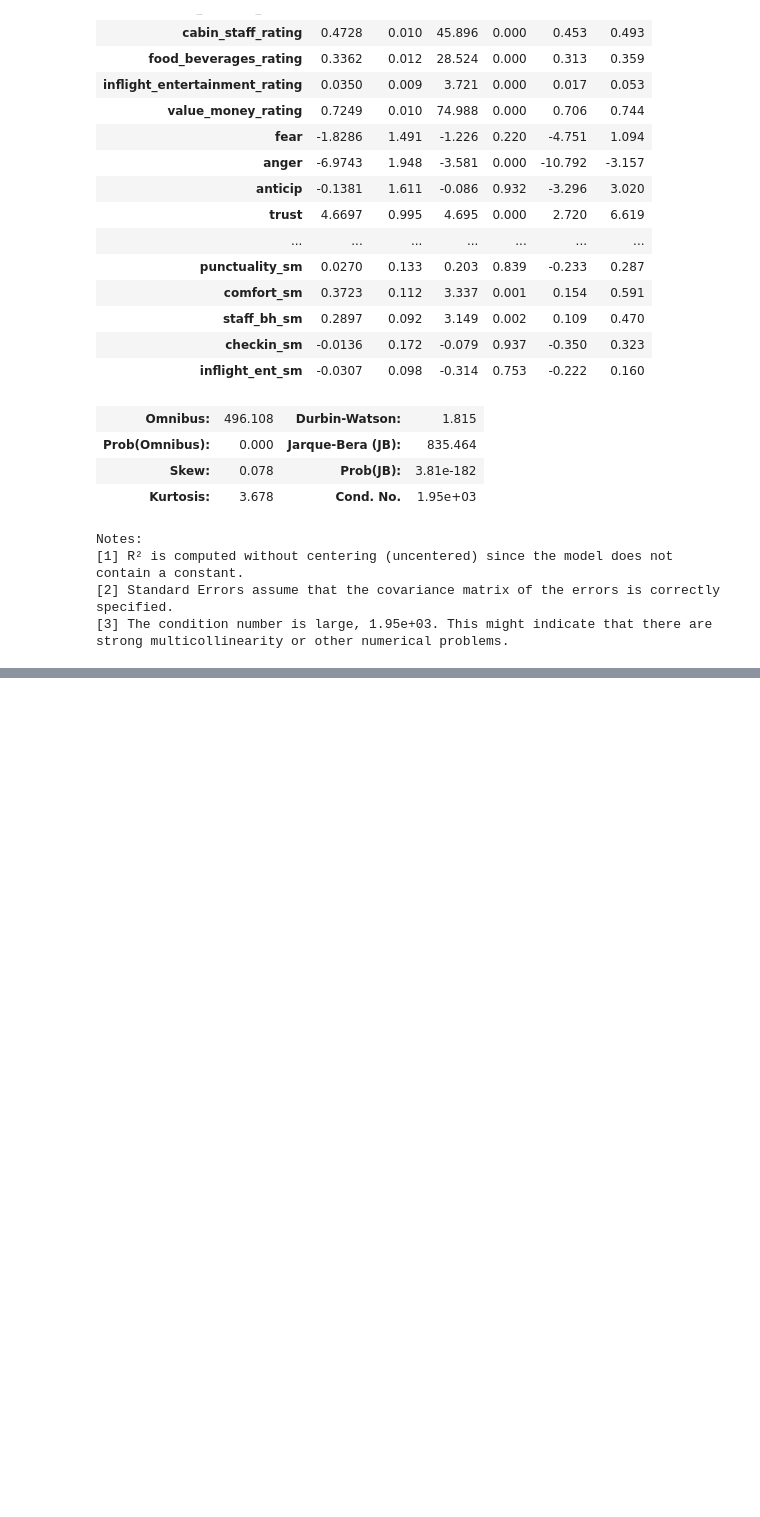
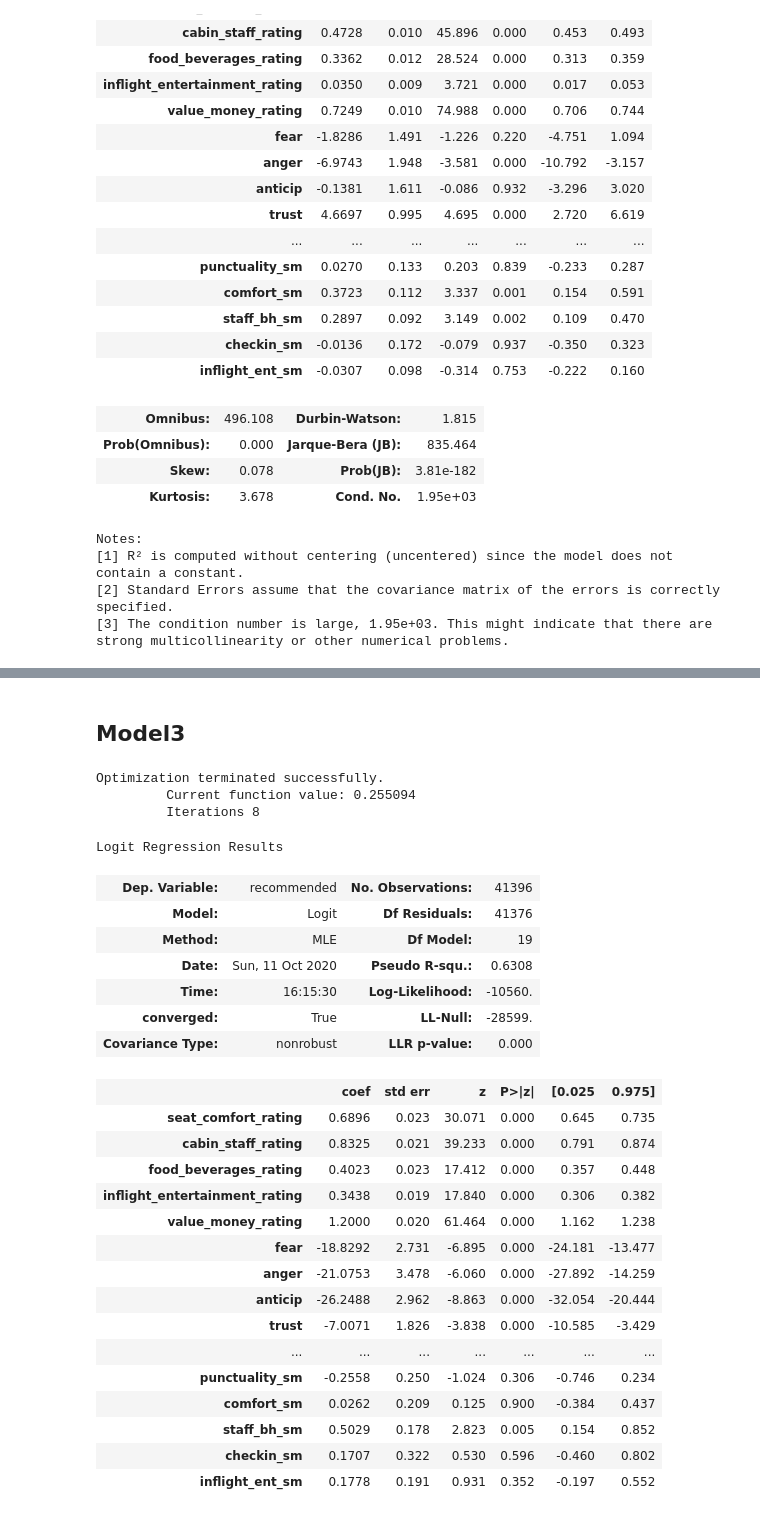
Before and after one commit to elauser/DataMining_AirplaneServiceAnalysis, a Jupyter notebook: regression_analysis.ipynb, the cells around one changed output, grey strips where cells are left out. Drawn from its saved outputs; the diff is of its cells as text; code cells hidden in the pictures; blank space fills up the shorter version.

```diff
--- a/regression_analysis.ipynb
+++ b/regression_analysis.ipynb
@@ -153,0 +213,34 @@ strong multicollinearity or other numerical problems.
+# %% [markdown]
+## Model3
+# %%
+est = sm.Logit(y_recommended, x_model3)
+est2 = est.fit()
+est2.summary()
+# %% [output]
+Optimization terminated successfully.
+         Current function value: 0.255094
+         Iterations 8
+Logit Regression Results
+| Dep. Variable: | recommended | No. Observations: | 41396 |
+| Model: | Logit | Df Residuals: | 41376 |
+| Method: | MLE | Df Model: | 19 |
+| Date: | Sun, 11 Oct 2020 | Pseudo R-squ.: | 0.6308 |
+| Time: | 16:15:30 | Log-Likelihood: | -10560. |
+| converged: | True | LL-Null: | -28599. |
+| Covariance Type: | nonrobust | LLR p-value: | 0.000 |
+|  | coef | std err | z | P>|z| | [0.025 | 0.975] |
+| seat_comfort_rating | 0.6896 | 0.023 | 30.071 | 0.000 | 0.645 | 0.735 |
+| cabin_staff_rating | 0.8325 | 0.021 | 39.233 | 0.000 | 0.791 | 0.874 |
+| food_beverages_rating | 0.4023 | 0.023 | 17.412 | 0.000 | 0.357 | 0.448 |
+| inflight_entertainment_rating | 0.3438 | 0.019 | 17.840 | 0.000 | 0.306 | 0.382 |
+| value_money_rating | 1.2000 | 0.020 | 61.464 | 0.000 | 1.162 | 1.238 |
+| fear | -18.8292 | 2.731 | -6.895 | 0.000 | -24.181 | -13.477 |
+| anger | -21.0753 | 3.478 | -6.060 | 0.000 | -27.892 | -14.259 |
+| anticip | -26.2488 | 2.962 | -8.863 | 0.000 | -32.054 | -20.444 |
+| trust | -7.0071 | 1.826 | -3.838 | 0.000 | -10.585 | -3.429 |
+| ... | ... | ... | ... | ... | ... | ... |
+| punctuality_sm | -0.2558 | 0.250 | -1.024 | 0.306 | -0.746 | 0.234 |
+| comfort_sm | 0.0262 | 0.209 | 0.125 | 0.900 | -0.384 | 0.437 |
+| staff_bh_sm | 0.5029 | 0.178 | 2.823 | 0.005 | 0.154 | 0.852 |
+| checkin_sm | 0.1707 | 0.322 | 0.530 | 0.596 | -0.460 | 0.802 |
+| inflight_ent_sm | 0.1778 | 0.191 | 0.931 | 0.352 | -0.197 | 0.552 |
```
Also changed, not shown: parts of 5 cells of this notebook, 2 other files.
